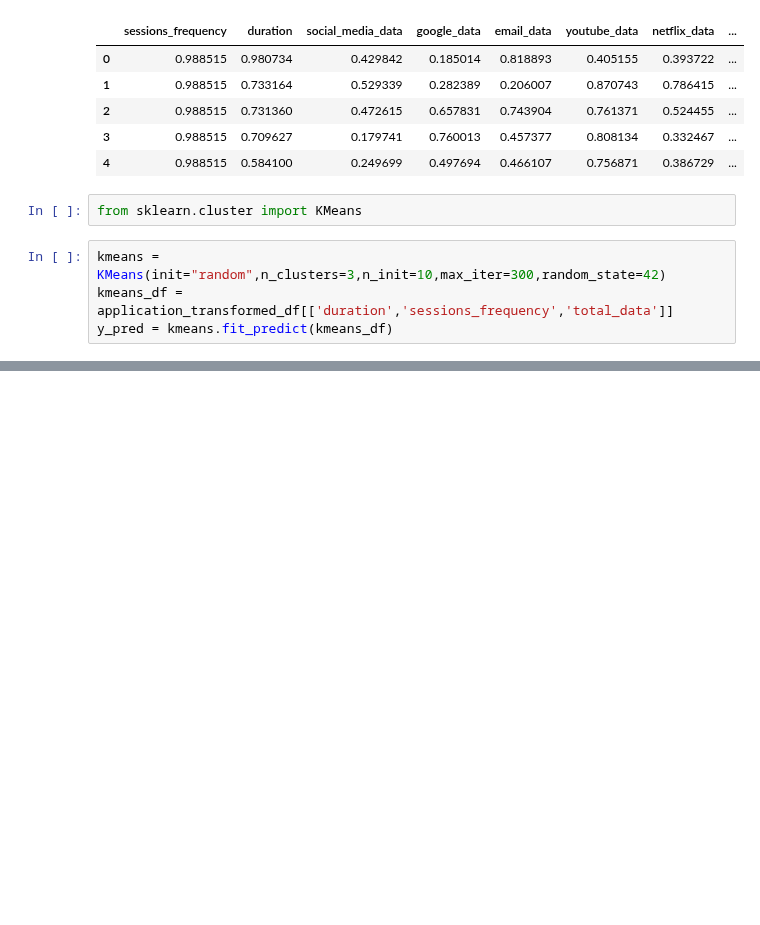
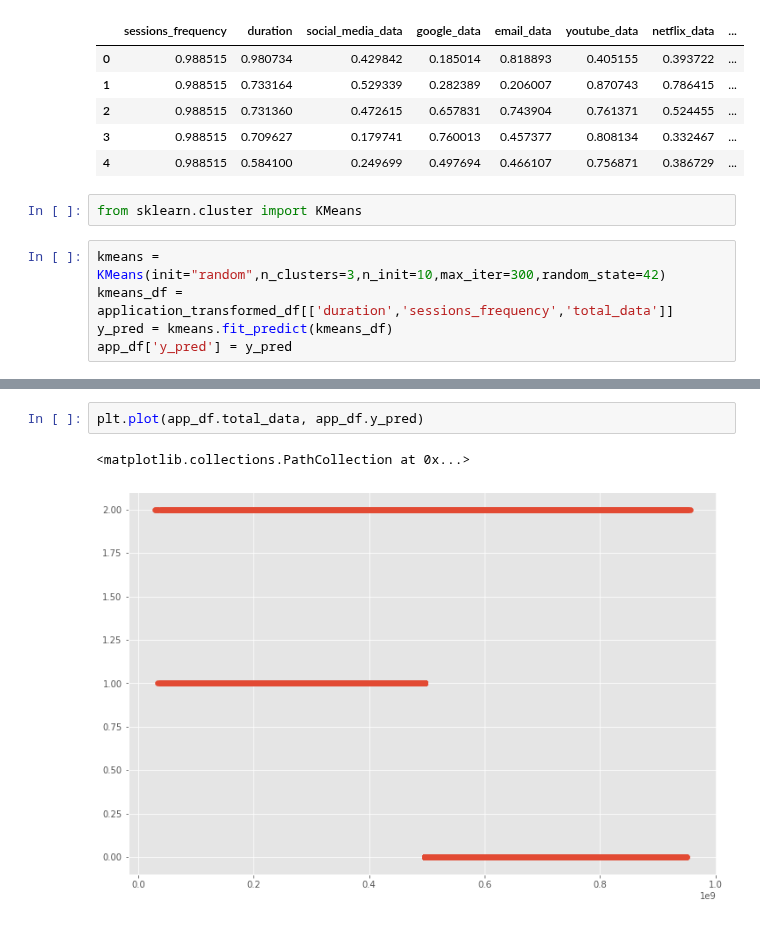
Before and after one commit to tutorialcreation/TelComChallenge, a Jupyter notebook: notebooks/Modelling.ipynb, the cells around one changed output, grey strips where cells are left out. Saved outputs shown, nothing was run; the diff lists cells and outputs as text; blank space fills up the shorter version.

```diff
--- a/notebooks/Modelling.ipynb
+++ b/notebooks/Modelling.ipynb
@@ -179,3 +179,4 @@ from sklearn.cluster import KMeans
 kmeans = KMeans(init="random",n_clusters=3,n_init=10,max_iter=300,random_state=42)
 kmeans_df = application_transformed_df[['duration','sessions_frequency','total_data']]
 y_pred = kmeans.fit_predict(kmeans_df)
+app_df['y_pred'] = y_pred
@@ -230,0 +217,5 @@ kmeans_df[label==2]
+# %%
+plt.plot(app_df.total_data, app_df.y_pred)
+# %% [output]
+<matplotlib.collections.PathCollection at 0x...>
+[figure, added]
```
Also changed, not shown: parts of 6 cells of this notebook.
